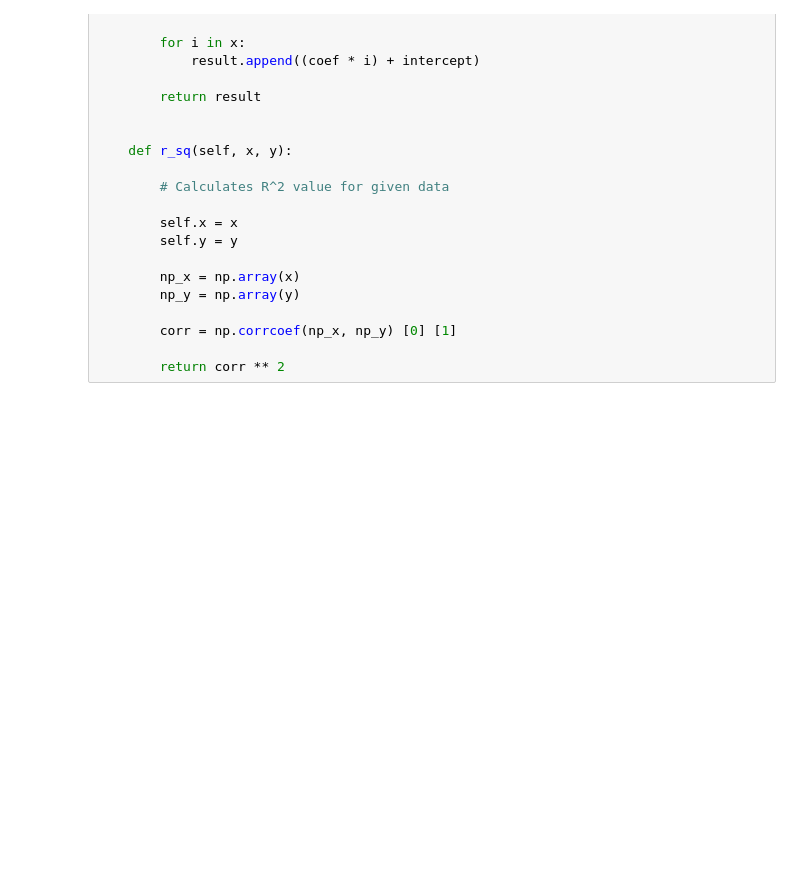
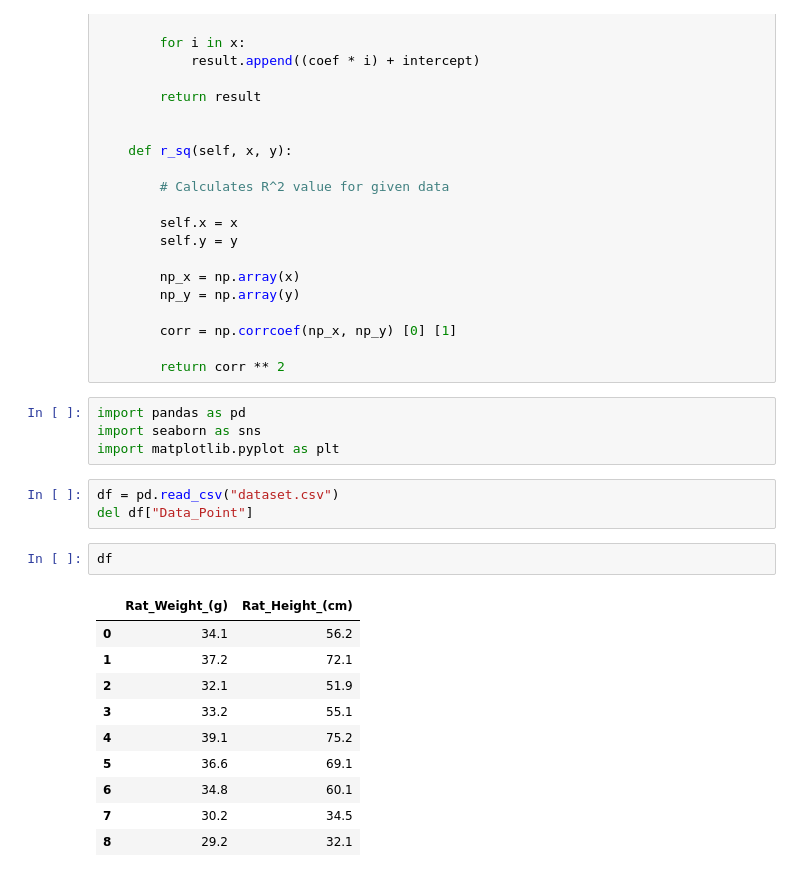
Before and after one commit to diasKayky/1st-linear-regression-model, a Jupyter notebook: LinearModel.ipynb, the cells around one changed output. Saved outputs shown, nothing was run; the diff lists cells and outputs as text; blank space fills up the shorter version.

```diff
--- a/LinearModel.ipynb
+++ b/LinearModel.ipynb
@@ -72,3 +72,23 @@ class LinearModel:
         corr = np.corrcoef(np_x, np_y) [0] [1]
 
         return corr ** 2
+# %%
+import pandas as pd
+import seaborn as sns
+import matplotlib.pyplot as plt
+# %%
+df = pd.read_csv("dataset.csv")
+del df["Data_Point"]
+# %%
+df
+# %% [output]
+|  | Rat_Weight_(g) | Rat_Height_(cm) |
+| 0 | 34.1 | 56.2 |
+| 1 | 37.2 | 72.1 |
+| 2 | 32.1 | 51.9 |
+| 3 | 33.2 | 55.1 |
+| 4 | 39.1 | 75.2 |
+| 5 | 36.6 | 69.1 |
+| 6 | 34.8 | 60.1 |
+| 7 | 30.2 | 34.5 |
+| 8 | 29.2 | 32.1 |
```
Also changed, not shown: parts of 7 cells of this notebook, 1 other file.
